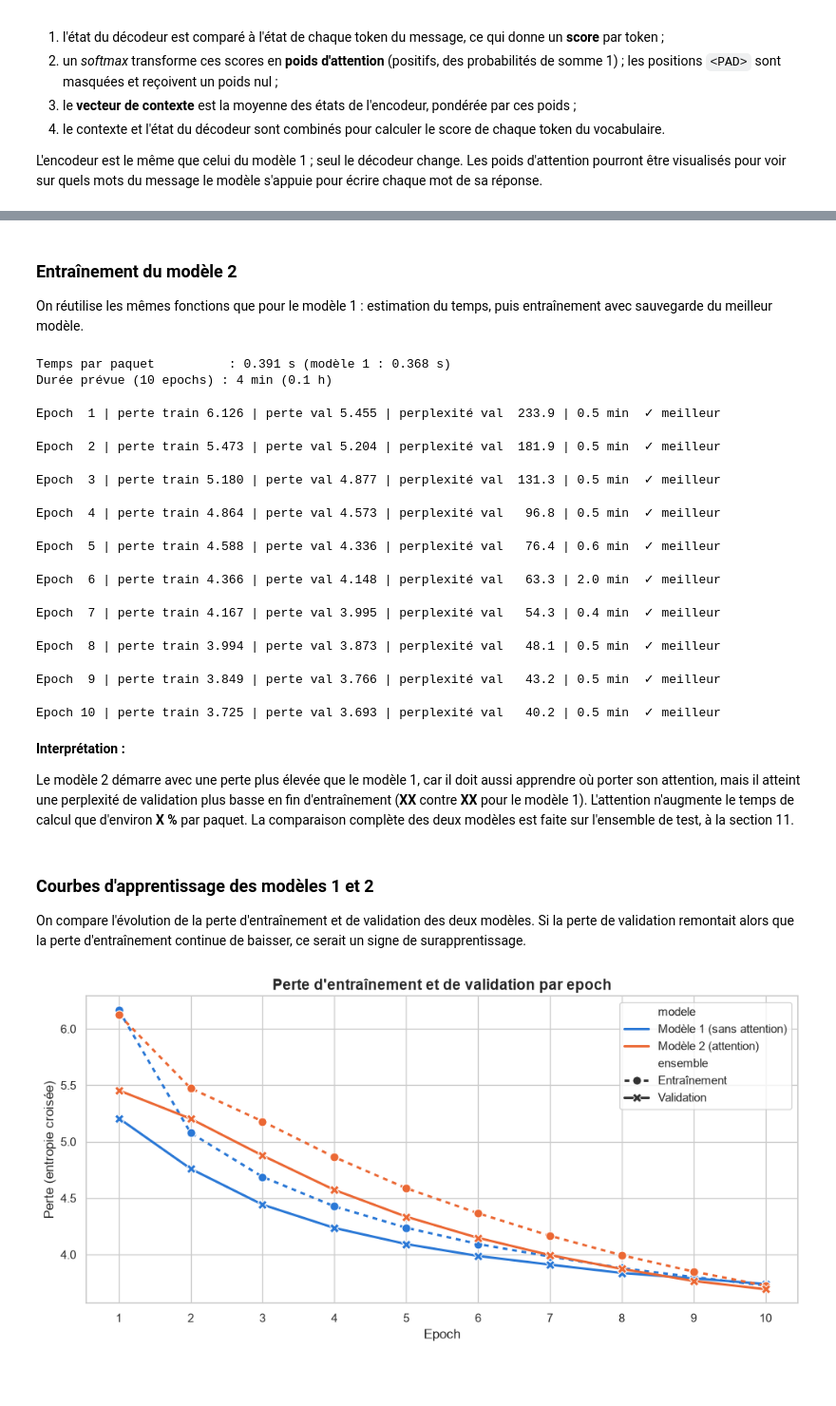
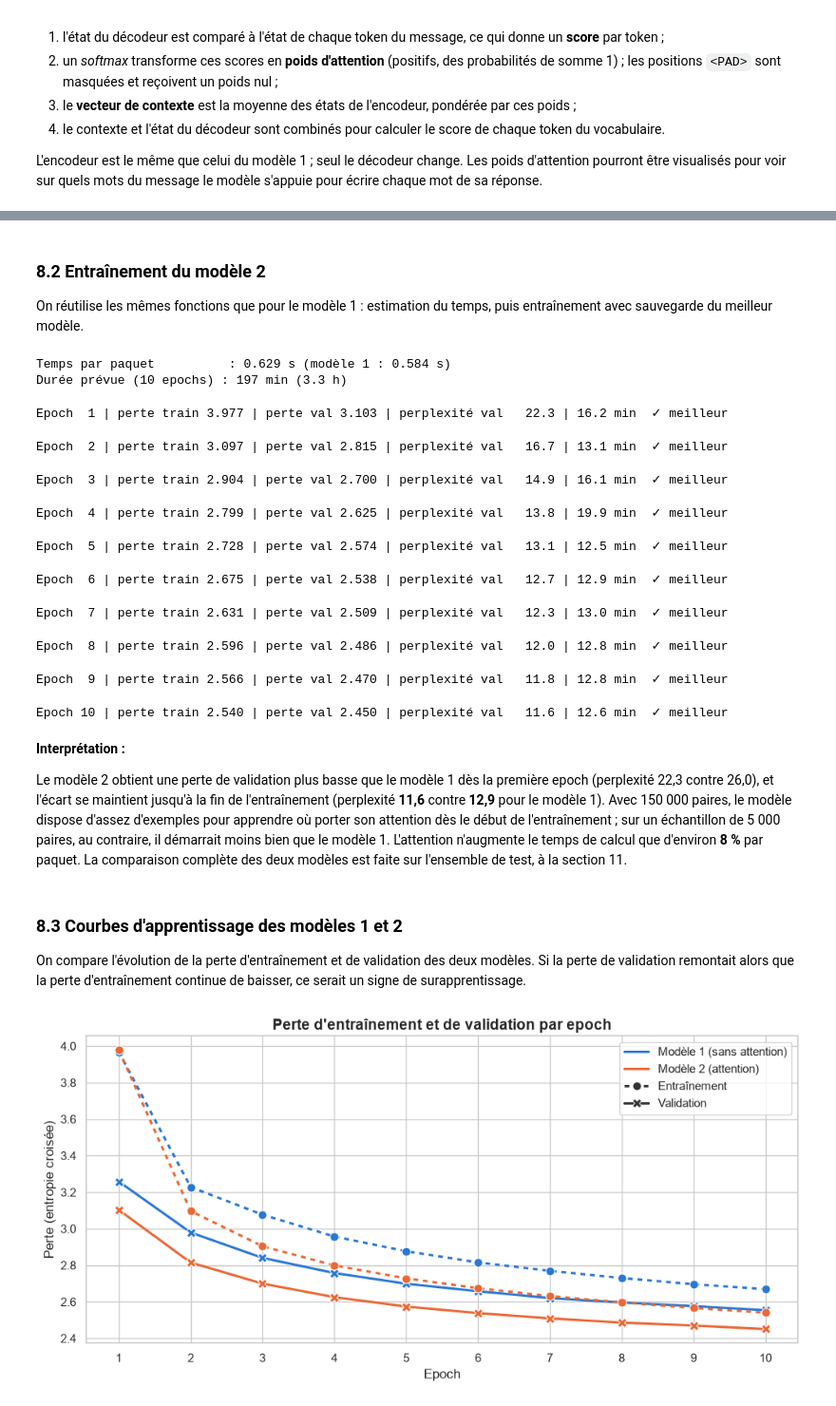
Before and after one commit to ranimmhiri/supportbot, a Jupyter notebook: notebooks/02_modele.ipynb, the cells around one changed output, grey strips where cells are left out. Shown at 95% size. Drawn from its saved outputs; the diff is of its cells as text; code cells hidden in the pictures; blank space fills up the shorter version.

Commit message:
Notebook 02 : relecture des Markdown et interprétations (150 000 paires)

```diff
--- a/notebooks/02_modele.ipynb
+++ b/notebooks/02_modele.ipynb
@@ -65,7 +65,7 @@ device = torch.device("cuda" if torch.cuda.is_available() else "cpu")
 torch.set_num_threads(os.cpu_count())          # utiliser tous les cœurs du processeur
 print(f"PyTorch {torch.__version__} | appareil utilisé : {device} | threads du CPU : {torch.get_num_threads()}")
 
-N_PAIRES = 5_000                               # 5 000 pour tester le code, 150 000 pour l'entraînement final
+N_PAIRES = 150_000                             # 5 000 pour tester le code, 150 000 pour l'entraînement final
 print(f"Paires utilisées : {N_PAIRES:,}")
 # %% [output]
 PyTorch 2.14.1+cpu | appareil utilisé : cpu | threads du CPU : 16
@@ -176,7 +176,7 @@ from collections import Counter
 TOKENS_SPECIAUX = ["<PAD>", "<UNK>", "<SOS>", "<EOS>", "<SEP>"]
 PAD, UNK, SOS, EOS, SEP = range(len(TOKENS_SPECIAUX))   # PAD = 0, UNK = 1, SOS = 2, EOS = 3, SEP = 4
 
-TAILLE_MAX_VOCAB = 8_000
+TAILLE_MAX_VOCAB = 10_000
 FREQ_MIN = 2 if N_PAIRES < 50_000 else 3      # petit échantillon de test : on garde les mots vus 2 fois
 
 # Compter les tokens des messages ET des réponses de l'entraînement (uniquement)
@@ -773,7 +786,7 @@ modification. Les poids d'attention ont la forme attendue (un poids par token du
 chaque position de la réponse) : ils sont de somme 1 et nuls sur les `<PAD>`, ce qui confirme que
 le masque fonctionne.
 # %% [markdown]
-### Entraînement du modèle 2
+### 8.2 Entraînement du modèle 2
 
 On réutilise les mêmes fonctions que pour le modèle 1 : estimation du temps, puis entraînement
 avec sauvegarde du meilleur modèle.
@@ -784,31 +797,33 @@ print(f"Temps par paquet          : {secondes_par_paquet2:.3f} s "
       f"(modèle 1 : {secondes_par_paquet:.3f} s)")
 print(f"Durée prévue ({N_EPOCHS} epochs) : {duree_prevue2:.0f} min ({duree_prevue2 / 60:.1f} h)")
 # %% [output]
-Temps par paquet          : 0.391 s (modèle 1 : 0.368 s)
-Durée prévue (10 epochs) : 4 min (0.1 h)
+Temps par paquet          : 0.629 s (modèle 1 : 0.584 s)
+Durée prévue (10 epochs) : 197 min (3.3 h)
 # %%
 historique2 = entrainer(modele2, "modele2")
 # %% [output]
-Epoch  1 | perte train 6.126 | perte val 5.455 | perplexité val  233.9 | 0.5 min  ✓ meilleur
+Epoch  1 | perte train 3.977 | perte val 3.103 | perplexité val   22.3 | 16.2 min  ✓ meilleur
-Epoch  2 | perte train 5.473 | perte val 5.204 | perplexité val  181.9 | 0.5 min  ✓ meilleur
+Epoch  2 | perte train 3.097 | perte val 2.815 | perplexité val   16.7 | 13.1 min  ✓ meilleur
-Epoch  3 | perte train 5.180 | perte val 4.877 | perplexité val  131.3 | 0.5 min  ✓ meilleur
+Epoch  3 | perte train 2.904 | perte val 2.700 | perplexité val   14.9 | 16.1 min  ✓ meilleur
-Epoch  4 | perte train 4.864 | perte val 4.573 | perplexité val   96.8 | 0.5 min  ✓ meilleur
+Epoch  4 | perte train 2.799 | perte val 2.625 | perplexité val   13.8 | 19.9 min  ✓ meilleur
-Epoch  5 | perte train 4.588 | perte val 4.336 | perplexité val   76.4 | 0.6 min  ✓ meilleur
+Epoch  5 | perte train 2.728 | perte val 2.574 | perplexité val   13.1 | 12.5 min  ✓ meilleur
-Epoch  6 | perte train 4.366 | perte val 4.148 | perplexité val   63.3 | 2.0 min  ✓ meilleur
+Epoch  6 | perte train 2.675 | perte val 2.538 | perplexité val   12.7 | 12.9 min  ✓ meilleur
-Epoch  7 | perte train 4.167 | perte val 3.995 | perplexité val   54.3 | 0.4 min  ✓ meilleur
+Epoch  7 | perte train 2.631 | perte val 2.509 | perplexité val   12.3 | 13.0 min  ✓ meilleur
-Epoch  8 | perte train 3.994 | perte val 3.873 | perplexité val   48.1 | 0.5 min  ✓ meilleur
+Epoch  8 | perte train 2.596 | perte val 2.486 | perplexité val   12.0 | 12.8 min  ✓ meilleur
-Epoch  9 | perte train 3.849 | perte val 3.766 | perplexité val   43.2 | 0.5 min  ✓ meilleur
+Epoch  9 | perte train 2.566 | perte val 2.470 | perplexité val   11.8 | 12.8 min  ✓ meilleur
-Epoch 10 | perte train 3.725 | perte val 3.693 | perplexité val   40.2 | 0.5 min  ✓ meilleur
+Epoch 10 | perte train 2.540 | perte val 2.450 | perplexité val   11.6 | 12.6 min  ✓ meilleur
 # %% [markdown]
 **Interprétation :**
 
-Le modèle 2 démarre avec une perte plus élevée que le modèle 1, car il doit aussi apprendre où
-porter son attention, mais il atteint une perplexité de validation plus basse en fin
-d'entraînement (**XX** contre **XX** pour le modèle 1). L'attention n'augmente le temps de
-calcul que d'environ **X %** par paquet. La comparaison complète des deux modèles est faite sur
-l'ensemble de test, à la section 11.
+Le modèle 2 obtient une perte de validation plus basse que le modèle 1 dès la première epoch
+(perplexité 22,3 contre 26,0), et l'écart se maintient jusqu'à la fin de l'entraînement
+(perplexité **11,6** contre **12,9** pour le modèle 1). Avec 150 000 paires, le modèle dispose
+d'assez d'exemples pour apprendre où porter son attention dès le début de l'entraînement ; sur
+un échantillon de 5 000 paires, au contraire, il démarrait moins bien que le modèle 1.
+L'attention n'augmente le temps de calcul que d'environ **8 %** par paquet. La comparaison
+complète des deux modèles est faite sur l'ensemble de test, à la section 11.
 # %% [markdown]
-### Courbes d'apprentissage des modèles 1 et 2
+### 8.3 Courbes d'apprentissage des modèles 1 et 2
 
 On compare l'évolution de la perte d'entraînement et de validation des deux modèles. Si la perte
 de validation remontait alors que la perte d'entraînement continue de baisser, ce serait un signe
@@ -816,26 +831,28 @@ de surapprentissage.
 # %%
 import matplotlib.pyplot as plt
 import seaborn as sns
 
 sns.set_theme(style="whitegrid")
 courbes = pd.concat([
     historique1.assign(modele="Modèle 1 (sans attention)"),
     historique2.assign(modele="Modèle 2 (attention)"),
 ]).melt(id_vars=["epoch", "modele"], value_vars=["perte_train", "perte_val"],
         var_name="ensemble", value_name="perte")
 courbes["ensemble"] = courbes["ensemble"].map({"perte_train": "Entraînement", "perte_val": "Validation"})
 
 fig, ax = plt.subplots(figsize=(10, 5))
 sns.lineplot(data=courbes, x="epoch", y="perte", hue="modele", style="ensemble",
              markers=True, dashes={"Entraînement": (2, 2), "Validation": ""},
              palette=["#2a78d6", "#eb6834"], linewidth=2.2, markersize=8, ax=ax)
 ax.set_title("Perte d'entraînement et de validation par epoch", fontsize=14, weight="bold")
 ax.set_xlabel("Epoch")
 ax.set_ylabel("Perte (entropie croisée)")
 ax.set_xticks(range(1, N_EPOCHS + 1))
-ax.legend(title="")
+poignees, etiquettes = ax.get_legend_handles_labels()
+garder = [i for i, e in enumerate(etiquettes) if e not in ("modele", "ensemble")]
+ax.legend([poignees[i] for i in garder], [etiquettes[i] for i in garder], title="")
 plt.tight_layout()
 plt.savefig("../reports/figures/courbes_modeles_1_2.png", dpi=150, bbox_inches="tight")
 plt.show()
 # %% [output]
-[figure, old version]
+[figure, new version]
```
Also changed, not shown: parts of 28 cells of this notebook, 2 other files.
